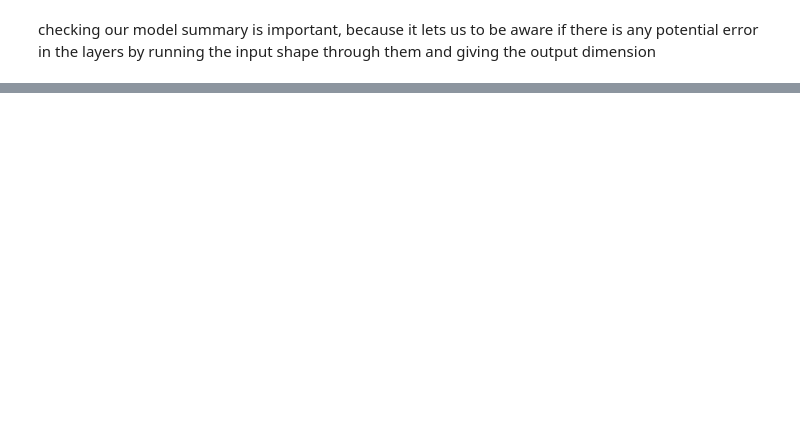
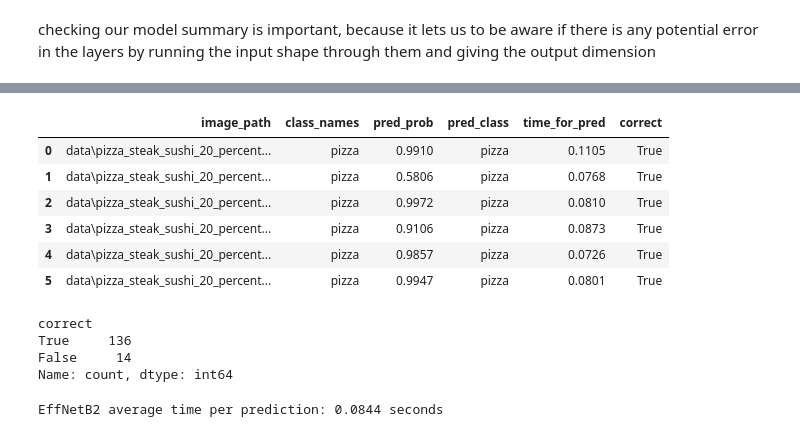
Before and after one commit to Victoran0/food-vision, a Jupyter notebook: deployment.ipynb, the cells around one changed output, grey strips where cells are left out. Drawn from its saved outputs; the diff is of its cells as text; code cells hidden in the pictures; blank space fills up the shorter version.

Commit message:
tested transfer learnt effnet on test dataset

```diff
--- a/deployment.ipynb
+++ b/deployment.ipynb
@@ -116,0 +146,4 @@ Estimated Total Size (MB): 124.53
+# %%
+print(f"[INFO] Finding all files ending with '.jpg' in the directory {test_dir}")
+test_data_paths = list(Path(test_dir).glob("*/*.jpg"))
+test_data_paths[:5]
@@ -116,0 +157,37 @@ Estimated Total Size (MB): 124.53
+# %%
+def pred_and_store(paths: List[Path], model: torch.nn.Module, transform: torchvision.transforms, class_names: List[str], device: str = "cuda" if torch.cuda.is_available() else "cpu") -> List[Dict]:
+    pred_list = []
+
+    for path in tqdm(paths):
+        pred_dict = {}
+        pred_dict["image_path"] = path
+        class_name = path.parent.stem
+        pred_dict["class_names"] = class_name
+
+        start_time = timer()
+        img = Image.open(path)
+
+        transformed_image = transform(img).unsqueeze(0).to(device)
+
+        model.to(device)
+        model.eval()
+
+        with torch.inference_mode():
+            pred_logit = model(transformed_image)
+            pred_prob = torch.softmax(pred_logit, dim=1)
+            pred_label = torch.argmax(pred_prob, dim=1)
+            pred_class = class_names[pred_label.cpu()]
+
+            pred_dict["pred_prob"] = round(pred_prob.unsqueeze(0).max().cpu().item(), 4)
+            pred_dict["pred_class"] = pred_class
+
+            end_time = timer()
+            pred_dict["time_for_pred"] = round(end_time - start_time, 4)
+
+        pred_dict["correct"] = class_name == pred_class
+
+        pred_list.append(pred_dict)
+
+    return pred_list
+# %%
+effnetb0_test_pred_dicts = pred_and_store(paths=test_data_paths, model=effnetb0, transform=eeffnetb0_transforms, class_names=class_names,device='cpu')
@@ -116,0 +209,26 @@ Estimated Total Size (MB): 124.53
+# %%
+effnetb0_test_pred_df = pd.DataFrame(effnetb0_test_pred_dicts)
+effnetb0_test_pred_df.head(6)
+# %% [output]
+|  | image_path | class_names | pred_prob | pred_class | time_for_pred | correct |
+| 0 | data\pizza_steak_sushi_20_percent... | pizza | 0.9910 | pizza | 0.1105 | True |
+| 1 | data\pizza_steak_sushi_20_percent... | pizza | 0.5806 | pizza | 0.0768 | True |
+| 2 | data\pizza_steak_sushi_20_percent... | pizza | 0.9972 | pizza | 0.0810 | True |
+| 3 | data\pizza_steak_sushi_20_percent... | pizza | 0.9106 | pizza | 0.0873 | True |
+| 4 | data\pizza_steak_sushi_20_percent... | pizza | 0.9857 | pizza | 0.0726 | True |
+| 5 | data\pizza_steak_sushi_20_percent... | pizza | 0.9947 | pizza | 0.0801 | True |
+# %%
+effnetb0_test_pred_df.correct.value_counts()
+# %% [output]
+correct
+True     136
+False     14
+Name: count, dtype: int64
+# %%
+# Find the average time per prediction
+effnetb2_average_time_per_pred = round(
+    effnetb0_test_pred_df.time_for_pred.mean(), 4)
+print(
+    f"EffNetB2 average time per prediction: {effnetb2_average_time_per_pred} seconds")
+# %% [output]
+EffNetB2 average time per prediction: 0.0844 seconds
```
Also changed, not shown: parts of 11 cells of this notebook.
